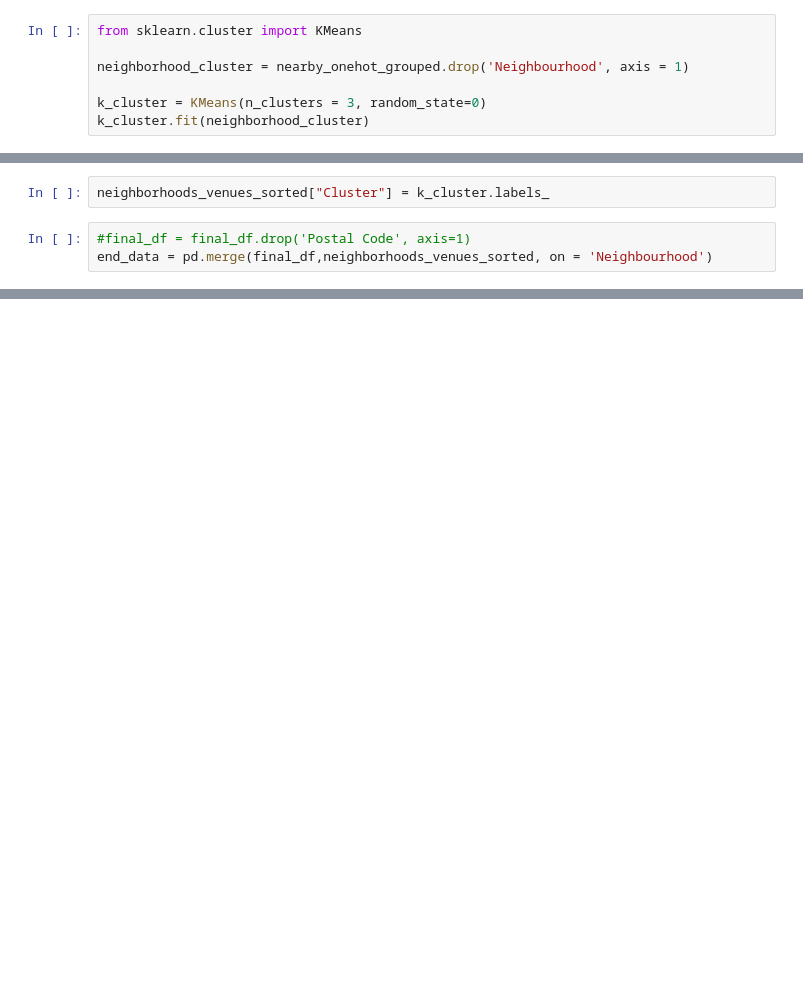
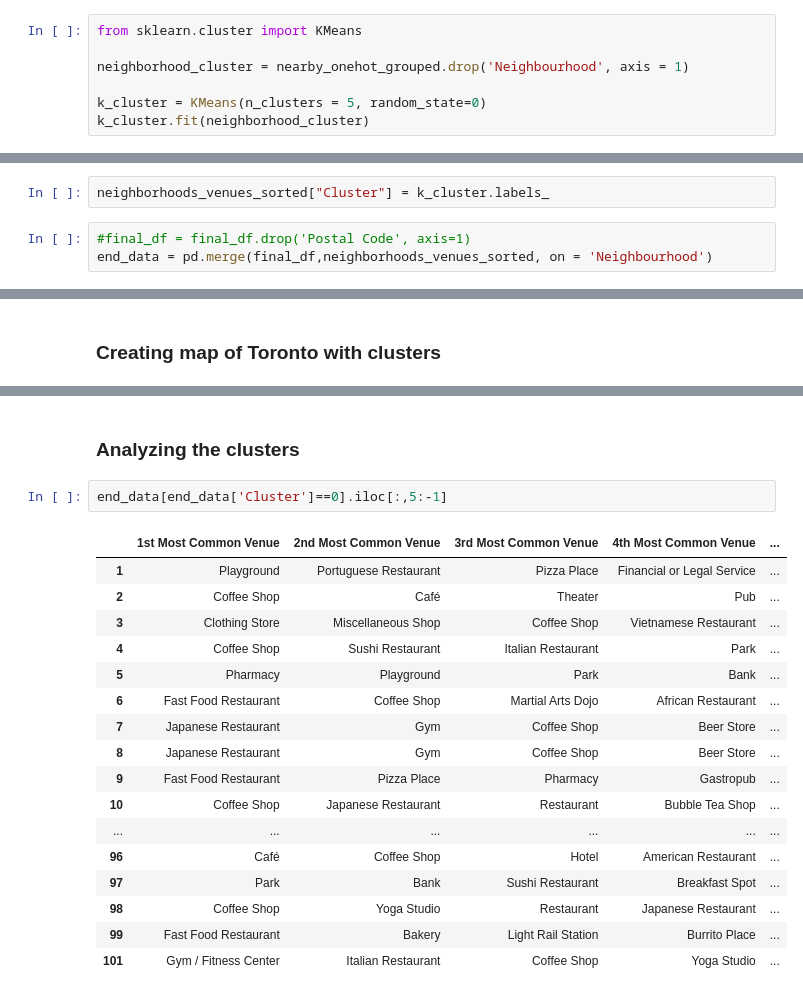
Before and after one commit to Shakespeare1998/Coursera_Capstone, a Jupyter notebook: Toronto_complete.ipynb, the cells around one changed output, grey strips where cells are left out. Saved outputs shown, nothing was run; the diff lists cells and outputs as text; blank space fills up the shorter version.

```diff
--- a/Toronto_complete.ipynb
+++ b/Toronto_complete.ipynb
@@ -323,7 +322,7 @@ from sklearn.cluster import KMeans
 
 neighborhood_cluster = nearby_onehot_grouped.drop('Neighbourhood', axis = 1)
 
-k_cluster = KMeans(n_clusters = 3, random_state=0)
+k_cluster = KMeans(n_clusters = 5, random_state=0)
 k_cluster.fit(neighborhood_cluster)
 # %% [output]
 KMeans(algorithm='auto', copy_x=True, init='k-means++', max_iter=300,
@@ -341,3 +340,5 @@ array([1, 0, 2], dtype=int32)
+# %% [markdown]
+### **Creating map of Toronto with clusters**
 # %%
 map_clusters = folium.Map(location=[latitude, longitude], zoom_start=11)
 
@@ -365,3 +366,25 @@ for lat, lon, poi, cluster in zip(end_data['Latitude'], end_data['Longitude'], e
 map_clusters
 # %% [output]
 [interactive output not drawn]
+# %% [markdown]
+### Analyzing the clusters
+# %%
+end_data[end_data['Cluster']==0].iloc[:,5:-1]
+# %% [output]
+|  | 1st Most Common Venue | 2nd Most Common Venue | 3rd Most Common Venue | 4th Most Common Venue | ... |
+| 1 | Playground | Portuguese Restaurant | Pizza Place | Financial or Legal Service | ... |
+| 2 | Coffee Shop | Café | Theater | Pub | ... |
+| 3 | Clothing Store | Miscellaneous Shop | Coffee Shop | Vietnamese Restaurant | ... |
+| 4 | Coffee Shop | Sushi Restaurant | Italian Restaurant | Park | ... |
+| 5 | Pharmacy | Playground | Park | Bank | ... |
+| 6 | Fast Food Restaurant | Coffee Shop | Martial Arts Dojo | African Restaurant | ... |
+| 7 | Japanese Restaurant | Gym | Coffee Shop | Beer Store | ... |
+| 8 | Japanese Restaurant | Gym | Coffee Shop | Beer Store | ... |
+| 9 | Fast Food Restaurant | Pizza Place | Pharmacy | Gastropub | ... |
+| 10 | Coffee Shop | Japanese Restaurant | Restaurant | Bubble Tea Shop | ... |
+| ... | ... | ... | ... | ... | ... |
+| 96 | Café | Coffee Shop | Hotel | American Restaurant | ... |
+| 97 | Park | Bank | Sushi Restaurant | Breakfast Spot | ... |
+| 98 | Coffee Shop | Yoga Studio | Restaurant | Japanese Restaurant | ... |
+| 99 | Fast Food Restaurant | Bakery | Light Rail Station | Burrito Place | ... |
+| 101 | Gym / Fitness Center | Italian Restaurant | Coffee Shop | Yoga Studio | ... |
```
Also changed, not shown: parts of 18 cells of this notebook.
